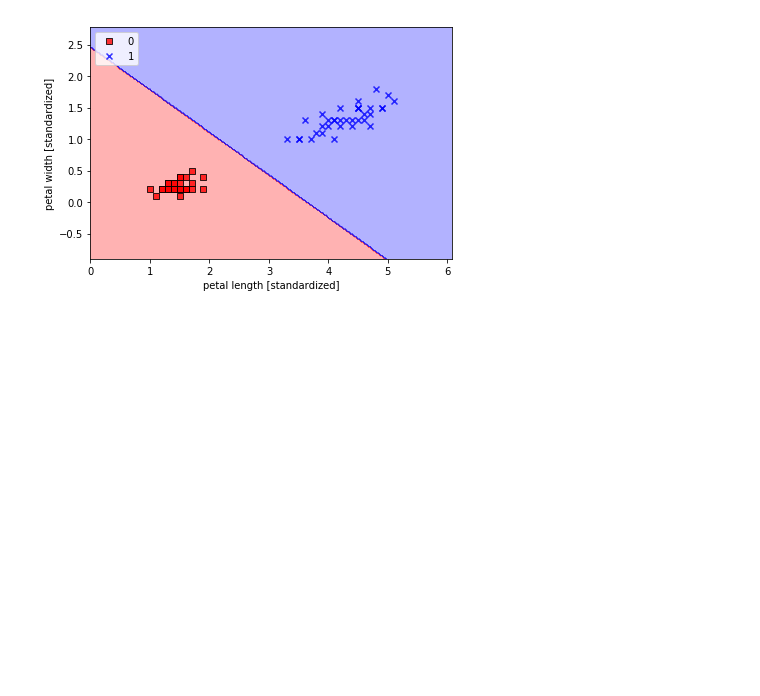
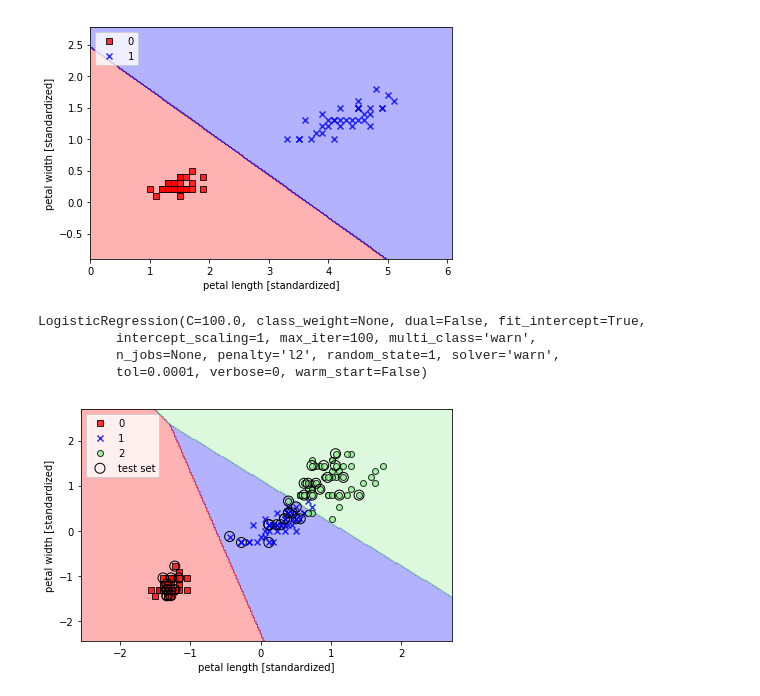
Before and after one commit to hitsuji-haneta/PMLB, a Jupyter notebook: chapter3/playground.ipynb, the cells around one changed output. Drawn from its saved outputs; the diff is of its cells as text; code cells hidden in the pictures; blank space fills up the shorter version.

Commit message:
Run LogisticRegression from scikit-learn

```diff
--- a/chapter3/playground.ipynb
+++ b/chapter3/playground.ipynb
@@ -92,0 +95,17 @@ plt.show()
+# %%
+lr = LogisticRegression(C=100.0, random_state=1)
+lr.fit(X_train_std, y_train)
+# %% [output]
+LogisticRegression(C=100.0, class_weight=None, dual=False, fit_intercept=True,
+          intercept_scaling=1, max_iter=100, multi_class='warn',
+          n_jobs=None, penalty='l2', random_state=1, solver='warn',
+          tol=0.0001, verbose=0, warm_start=False)
+# %%
+plot_decision_regions(X_combined_std, y_combined, classifier=lr, test_idx=range(105, 150))
+plt.xlabel('petal length [standardized]')
+plt.ylabel('petal width [standardized]')
+plt.legend(loc='upper left')
+plt.tight_layout()
+plt.show()
+# %% [output]
+[figure, added]
```
Also changed, not shown: parts of 1 cell of this notebook.
